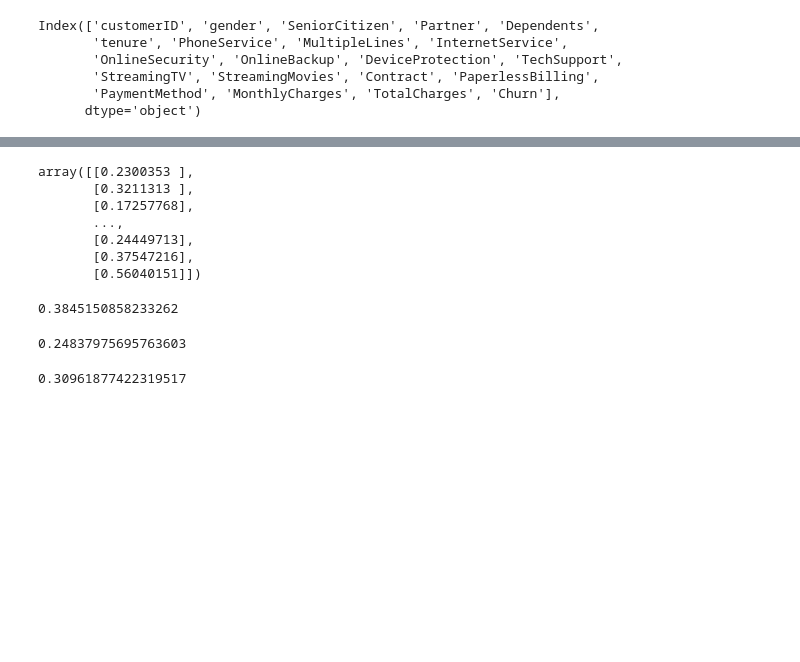
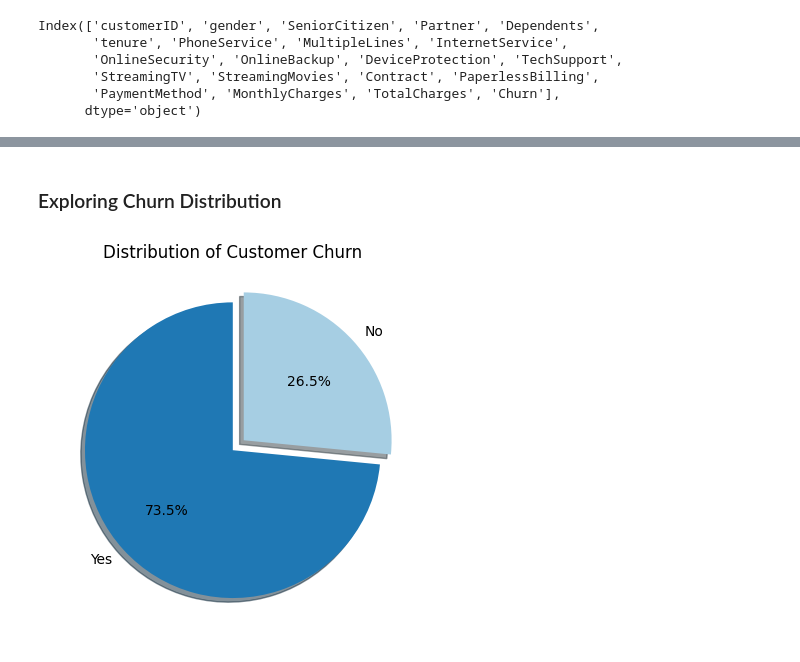
Before and after one commit to Siddharth114/CustomerChurn, a Jupyter notebook: exploring.ipynb, the cells around one changed output, grey strips where cells are left out. Saved outputs shown, nothing was run; the diff lists cells and outputs as text; code cells hidden in the pictures; blank space fills up the shorter version.

Commit message:
cat features distribution

```diff
--- a/exploring.ipynb
+++ b/exploring.ipynb
@@ -30,3 +28,0 @@ Index(['customerID', 'gender', 'SeniorCitizen', 'Partner', 'Dependents',
-# %%
-df=df.drop(['MultipleLines', 'InternetService', 'OnlineSecurity', 'OnlineBackup', 'DeviceProtection', 'TechSupport',
-       'StreamingTV', 'StreamingMovies', 'PaymentMethod', 'Contract','customerID'], axis=1)
@@ -42,23 +28,0 @@ df.head()
-# %%
-df.loc[df['gender']=='Male', 'gender']=1
-df.loc[df['gender']=='Female', 'gender']=0
-
-df.loc[df['Partner']=='Yes', 'Partner']=1
-df.loc[df['Partner']=='No', 'Partner']=0
-
-df.loc[df['Dependents']=='Yes', 'Dependents']=1
-df.loc[df['Dependents']=='No', 'Dependents']=0
-
-df.loc[df['PhoneService']=='Yes', 'PhoneService']=1
-df.loc[df['PhoneService']=='No', 'PhoneService']=0
-
-df.loc[df['PaperlessBilling']=='Yes', 'PaperlessBilling']=1
-df.loc[df['PaperlessBilling']=='No', 'PaperlessBilling']=0
-
-ind = df[df['TotalCharges']==' '].index
-df.drop(ind , inplace=True)
-
-df.loc[df['Churn']=='Yes', 'Churn']=1
-df.loc[df['Churn']=='No', 'Churn']=0
-
-df.head()
@@ -72,3 +28,0 @@ df.head()
-# %%
-df=df.apply(pd.to_numeric)
-df.dtypes
@@ -153,28 +29,11 @@ print(train_target.head())
-# %%
-from sklearn.linear_model import LinearRegression
-lr=LinearRegression()
-lr.fit(train_predictors, train_target)
-
-train_predictions = lr.predict(train_predictors)
-train_predictions
-# %% [output]
-array([[0.2300353 ],
-       [0.3211313 ],
-       [0.17257768],
-       ...,
-       [0.24449713],
-       [0.37547216],
-       [0.56040151]])
-# %%
-from sklearn import metrics
-print(np.sqrt(metrics.mean_squared_error(train_target, train_predictions)))
-# %% [output]
-0.3845150858233262
-# %%
-print(metrics.r2_score(train_target, train_predictions))
-# %% [output]
-0.24837975695763603
-# %%
-print(metrics.mean_absolute_error(train_target, train_predictions))
-# %% [output]
-0.30961877422319517
+# %% [markdown]
+### Exploring Churn Distribution
+# %%
+target = df["Churn"].value_counts().to_frame()
+target=target.reset_index()
+colors = sns.color_palette('Paired')[0:2][::-1]
+plt.pie(target['count'], labels=['Yes', 'No'], autopct='%.1f%%', colors=colors, explode=[0,0.1], shadow=True, startangle=90)
+plt.title('Distribution of Customer Churn')
+plt.show()
+# %% [output]
+[figure, added]
```
Also changed, not shown: parts of 17 cells of this notebook, 1 other file.
